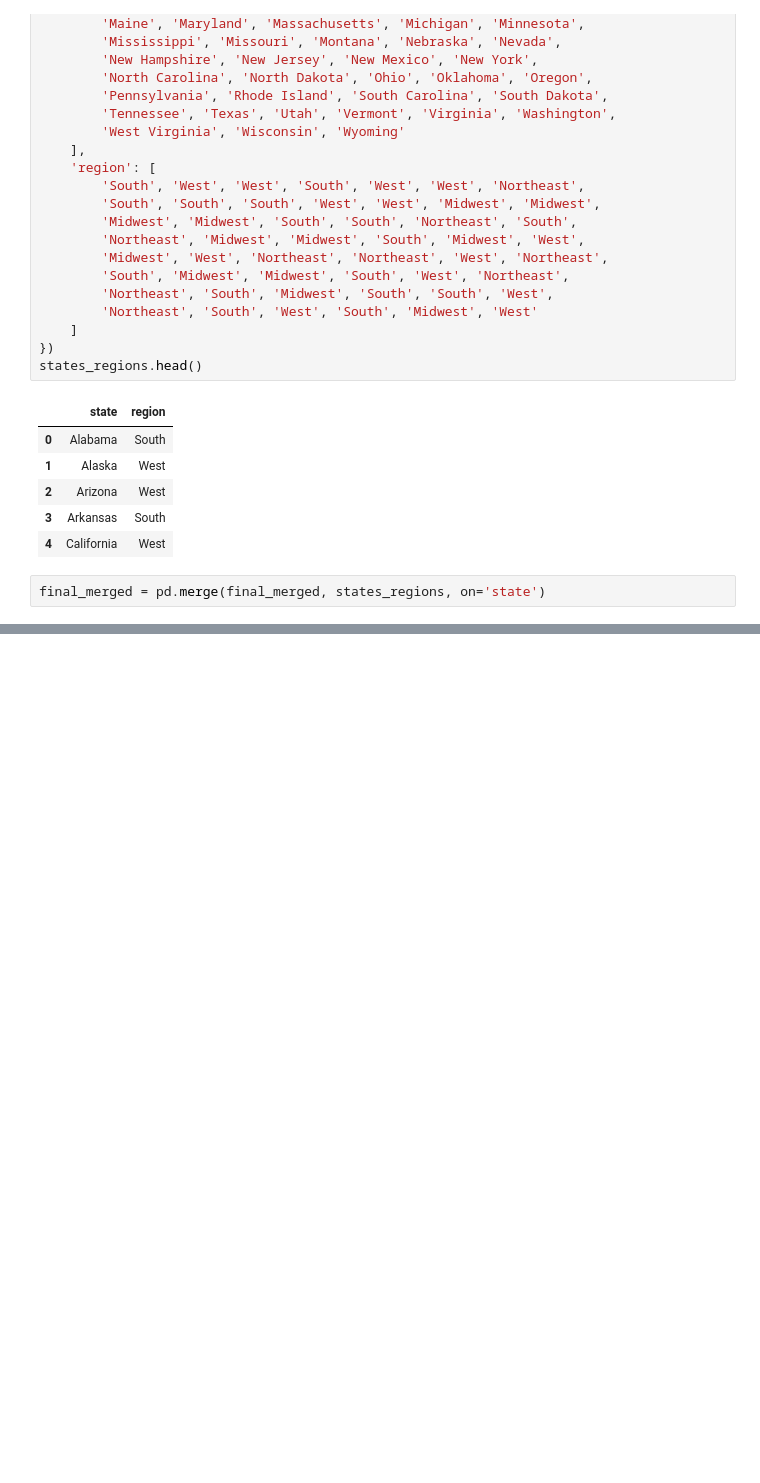
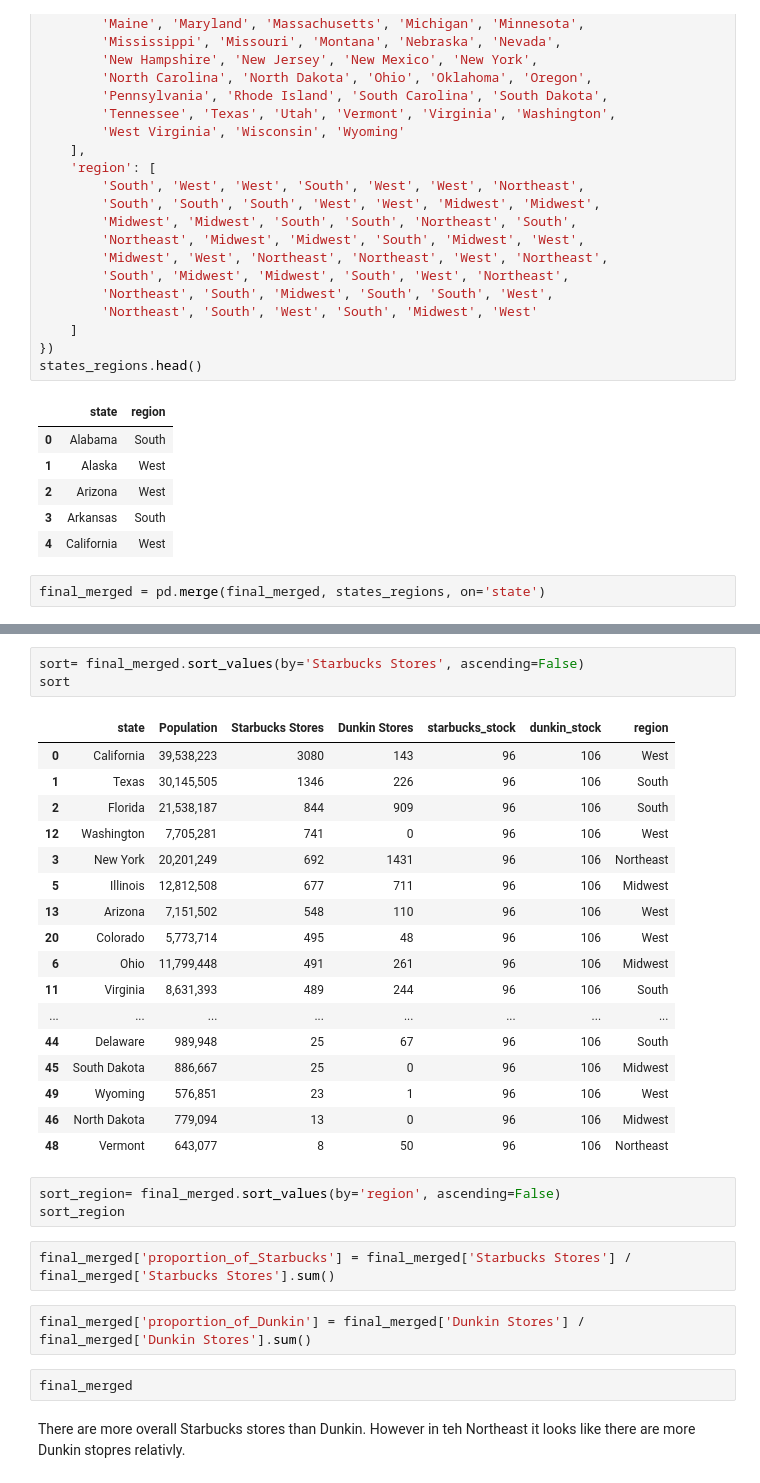
Before and after one commit to alexandragrover/GSB-544, a Jupyter notebook: Labs/Lab4/Lab4.ipynb, the cells around one changed output, grey strips where cells are left out. Drawn from its saved outputs; the diff is of its cells as text; blank space fills up the shorter version.

```diff
--- a/Labs/Lab4/Lab4.ipynb
+++ b/Labs/Lab4/Lab4.ipynb
@@ -241,0 +241,32 @@ final_merged.head()
+# %%
+sort= final_merged.sort_values(by='Starbucks Stores', ascending=False)
+sort
+# %% [output]
+|  | state | Population | Starbucks Stores | Dunkin Stores | starbucks_stock | dunkin_stock | region |
+| 0 | California | 39,538,223 | 3080 | 143 | 96 | 106 | West |
+| 1 | Texas | 30,145,505 | 1346 | 226 | 96 | 106 | South |
+| 2 | Florida | 21,538,187 | 844 | 909 | 96 | 106 | South |
+| 12 | Washington | 7,705,281 | 741 | 0 | 96 | 106 | West |
+| 3 | New York | 20,201,249 | 692 | 1431 | 96 | 106 | Northeast |
+| 5 | Illinois | 12,812,508 | 677 | 711 | 96 | 106 | Midwest |
+| 13 | Arizona | 7,151,502 | 548 | 110 | 96 | 106 | West |
+| 20 | Colorado | 5,773,714 | 495 | 48 | 96 | 106 | West |
+| 6 | Ohio | 11,799,448 | 491 | 261 | 96 | 106 | Midwest |
+| 11 | Virginia | 8,631,393 | 489 | 244 | 96 | 106 | South |
+| ... | ... | ... | ... | ... | ... | ... | ... |
+| 44 | Delaware | 989,948 | 25 | 67 | 96 | 106 | South |
+| 45 | South Dakota | 886,667 | 25 | 0 | 96 | 106 | Midwest |
+| 49 | Wyoming | 576,851 | 23 | 1 | 96 | 106 | West |
+| 46 | North Dakota | 779,094 | 13 | 0 | 96 | 106 | Midwest |
+| 48 | Vermont | 643,077 | 8 | 50 | 96 | 106 | Northeast |
+# %%
+sort_region= final_merged.sort_values(by='region', ascending=False)
+sort_region
+# %%
+final_merged['proportion_of_Starbucks'] = final_merged['Starbucks Stores'] / final_merged['Starbucks Stores'].sum()
+# %%
+final_merged['proportion_of_Dunkin'] = final_merged['Dunkin Stores'] / final_merged['Dunkin Stores'].sum()
+# %%
+final_merged
+# %% [markdown]
+There are more overall Starbucks stores than Dunkin. However in teh Northeast it looks like there are more Dunkin stopres relativly.
```
Also changed, not shown: parts of 12 cells of this notebook.
